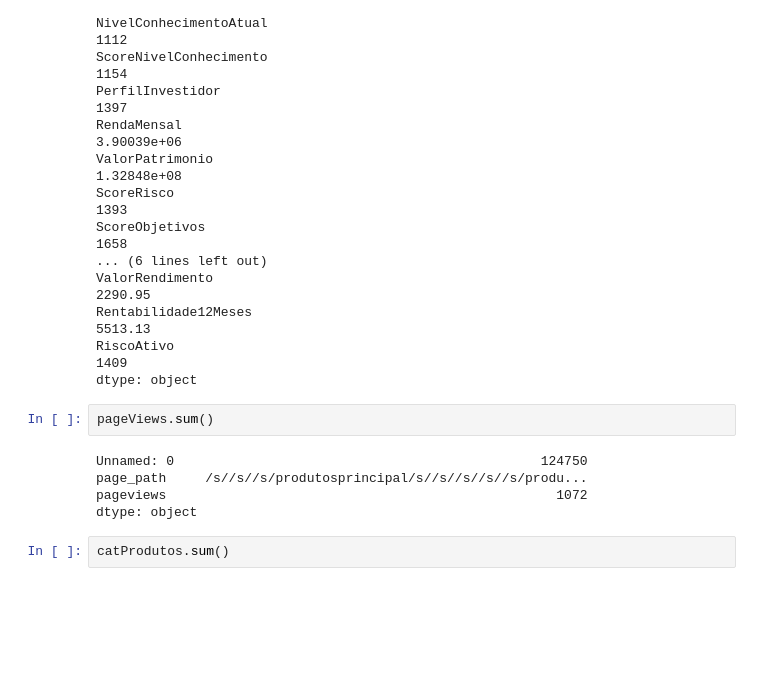
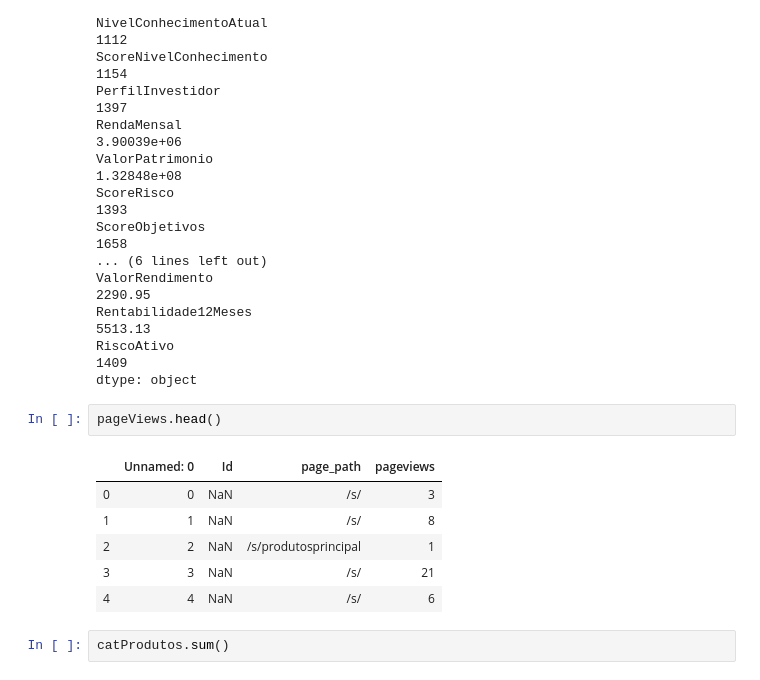
Before and after one commit to flph2/fiap_hackaton, a Jupyter notebook: hackaton-fsantos.ipynb, the cells around one changed output. Drawn from its saved outputs; the diff is of its cells as text; blank space fills up the shorter version.

```diff
--- a/hackaton-fsantos.ipynb
+++ b/hackaton-fsantos.ipynb
@@ -37,12 +37,14 @@ Rentabilidade12Meses                                                       5513.
 RiscoAtivo                                                                    1409
 dtype: object
 # %%
-pageViews.sum()
+pageViews.head()
 # %% [output]
-Unnamed: 0                                               124750
-page_path     /s//s//s/produtosprincipal/s//s//s//s//s/produ...
-pageviews                                                  1072
-dtype: object
+|  | Unnamed: 0 | Id | page_path | pageviews |
+| 0 | 0 | NaN | /s/ | 3 |
+| 1 | 1 | NaN | /s/ | 8 |
+| 2 | 2 | NaN | /s/produtosprincipal | 1 |
+| 3 | 3 | NaN | /s/ | 21 |
+| 4 | 4 | NaN | /s/ | 6 |
 # %%
 catProdutos.sum()
 # %% [output]
```
Also changed, not shown: 2 other files.
